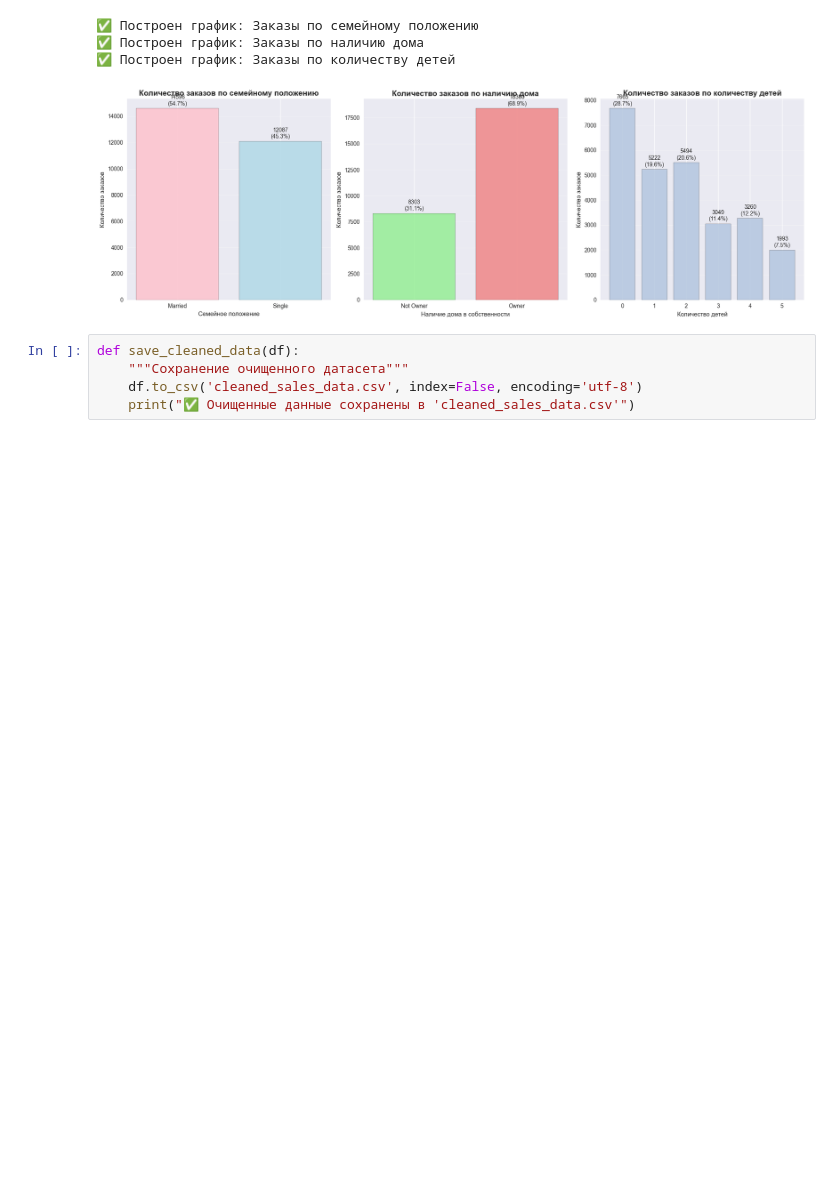
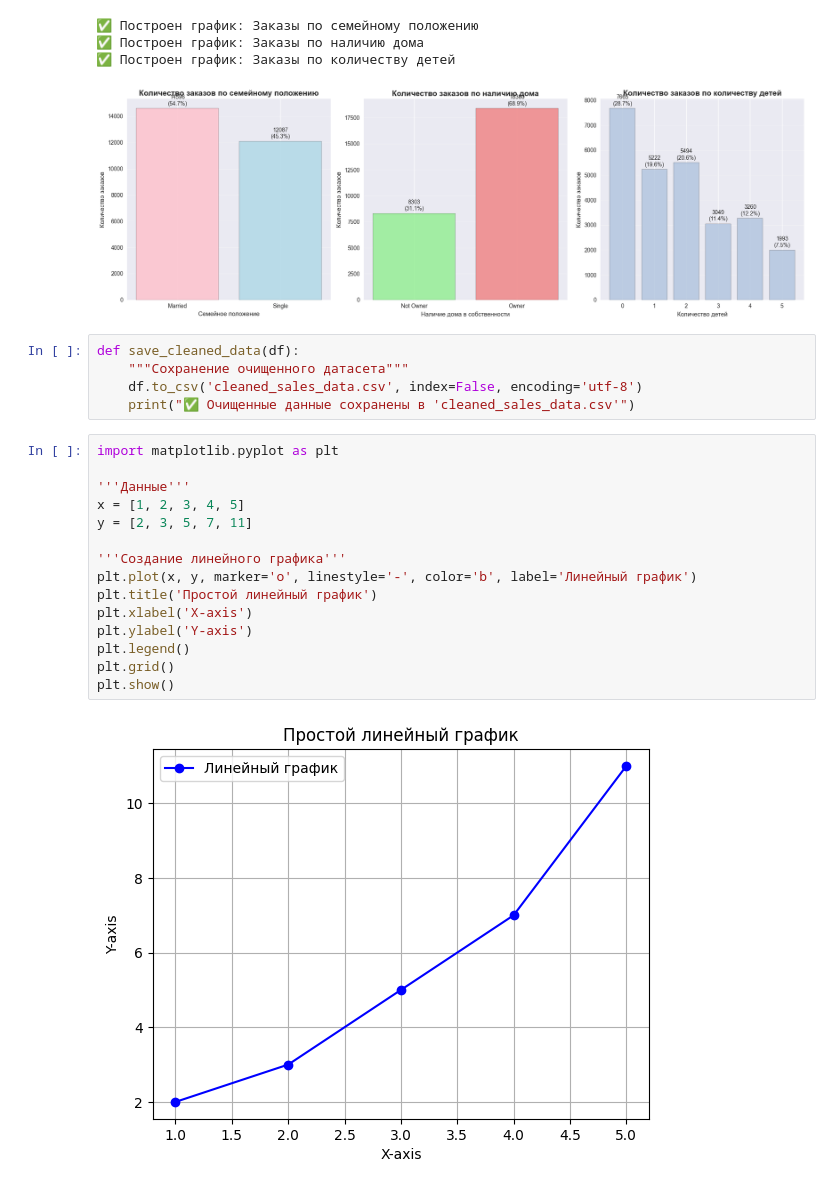
Before and after one commit to AlexSvonrm/AD-5-03.09.25-VNIIT-31, a Jupyter notebook: scripts/2_EDA.ipynb, the cells around one changed output. Saved outputs shown, nothing was run; the diff lists cells and outputs as text; blank space fills up the shorter version.

```diff
--- a/scripts/2_EDA.ipynb
+++ b/scripts/2_EDA.ipynb
@@ -897,3 +899,20 @@ def save_cleaned_data(df):
     """Сохранение очищенного датасета"""
     df.to_csv('cleaned_sales_data.csv', index=False, encoding='utf-8')
     print("✅ Очищенные данные сохранены в 'cleaned_sales_data.csv'")
+# %%
+import matplotlib.pyplot as plt
+
+'''Данные'''
+x = [1, 2, 3, 4, 5]
+y = [2, 3, 5, 7, 11]
+
+'''Создание линейного графика'''
+plt.plot(x, y, marker='o', linestyle='-', color='b', label='Линейный график')
+plt.title('Простой линейный график')
+plt.xlabel('X-axis')
+plt.ylabel('Y-axis')
+plt.legend()
+plt.grid()
+plt.show()
+# %% [output]
+[figure, added]
```
Also changed, not shown: parts of 4 cells of this notebook, 5 other files.
